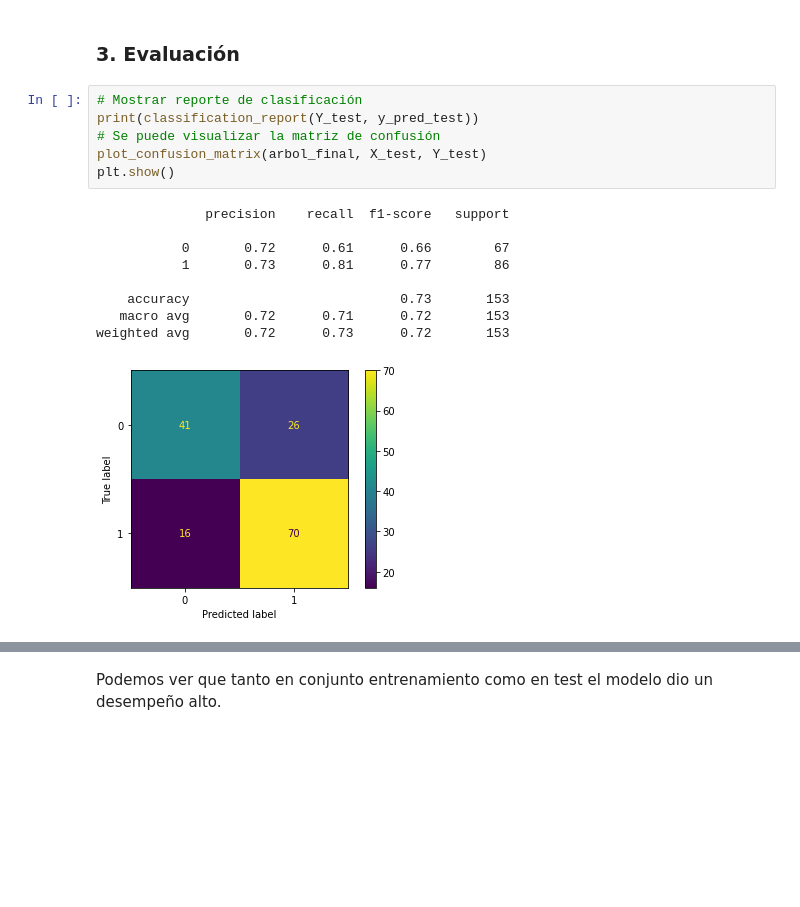
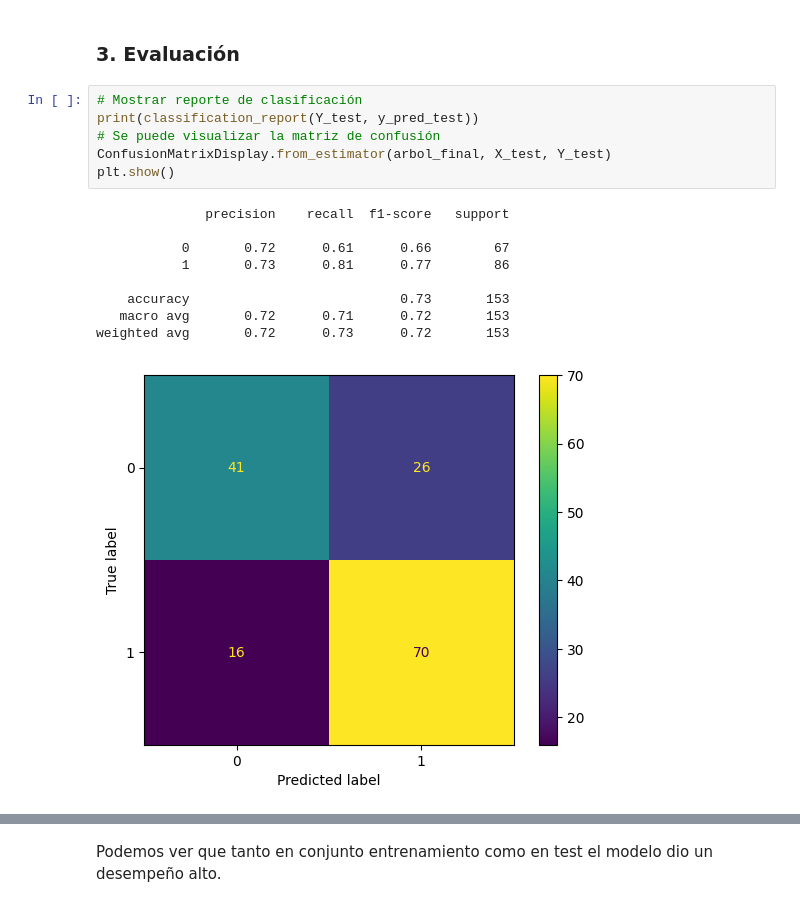
Before and after one commit to Cefigueredo/Employee-desertion-detector, a Jupyter notebook: Parcial1cefigueredo.ipynb, the cells around one changed output, grey strips where cells are left out. Cells and saved outputs as stored; diff of their text form; blank space fills up the shorter version.

```diff
--- a/Parcial1cefigueredo.ipynb
+++ b/Parcial1cefigueredo.ipynb
@@ -621,19 +621,19 @@ Exactitud sobre test: 0.73
 # %%
 # Mostrar reporte de clasificación
 print(classification_report(Y_test, y_pred_test))
 # Se puede visualizar la matriz de confusión
-plot_confusion_matrix(arbol_final, X_test, Y_test)
+ConfusionMatrixDisplay.from_estimator(arbol_final, X_test, Y_test)
 plt.show()
 # %% [output]
               precision    recall  f1-score   support
 
            0       0.72      0.61      0.66        67
            1       0.73      0.81      0.77        86
 
     accuracy                           0.73       153
    macro avg       0.72      0.71      0.72       153
 weighted avg       0.72      0.73      0.72       153
-[figure, old version]
+[figure, new version]
 # %%
 # Se imprime el informe de rendimiento
 print("Datos de prueba")
```
Also changed, not shown: parts of 4 cells of this notebook, 1 other file.
